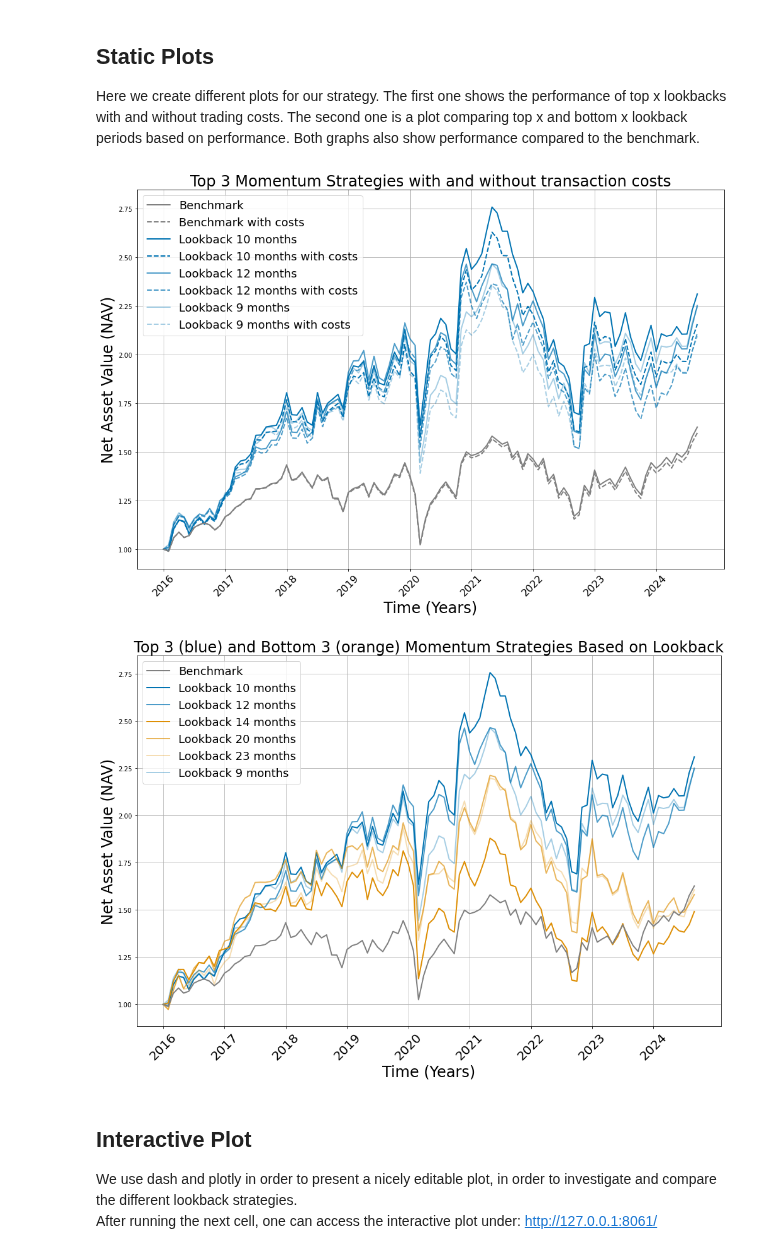
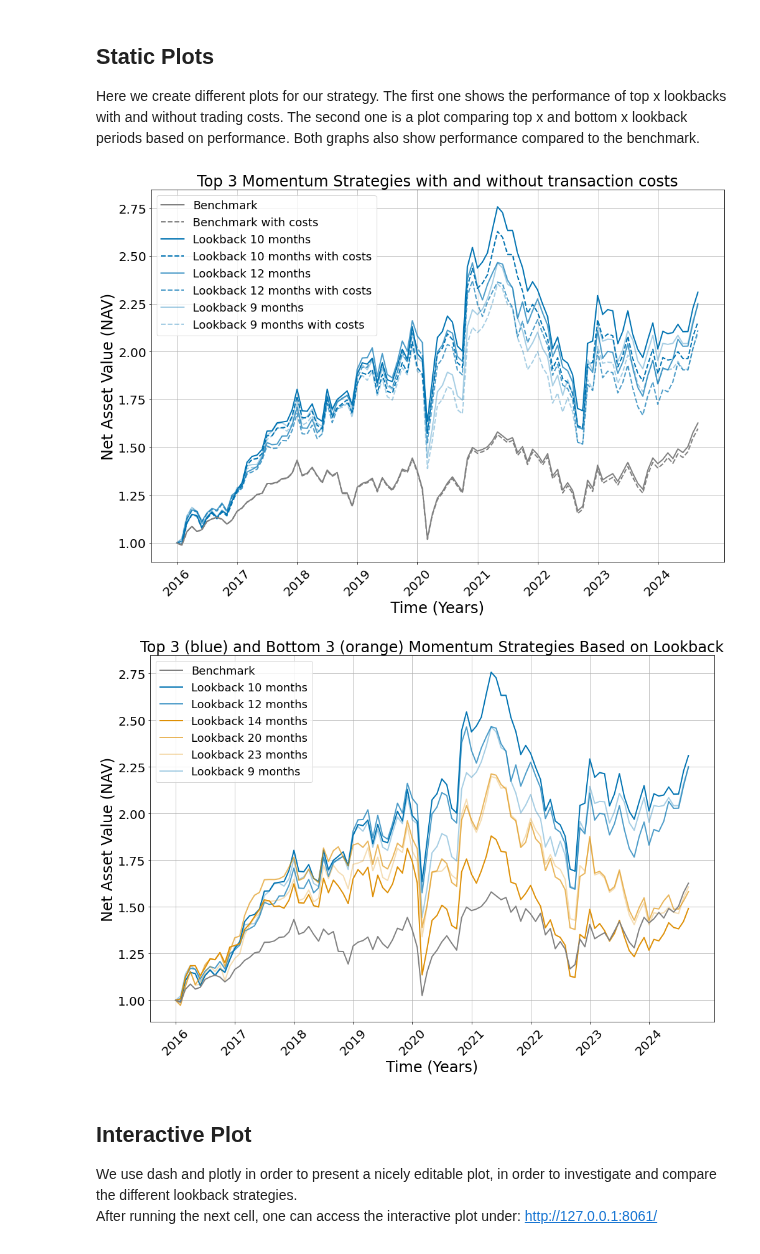
Before and after one commit to thomas0345/project_momentum, a Jupyter notebook: momentum_notebook.ipynb, the cells around one changed output. Cells and saved outputs as stored; diff of their text form; code cells hidden in the pictures.

```diff
--- a/momentum_notebook.ipynb
+++ b/momentum_notebook.ipynb
@@ -658,35 +658,36 @@ legend_entries.append(('Benchmark with costs', benchmark_line))
 legend_entries.sort(key=lambda x: x[0])  # Sort by the label (first element of tuple)
 
 
 # Unpack sorted labels and line objects - because we sort the returns to only show best x lookbacks
 sorted_labels, sorted_lines = zip(*legend_entries)
 
 
 # Add the sorted legend right at the edge of the upper left corner
 plt.legend(sorted_lines, sorted_labels, loc='upper left', bbox_to_anchor=(0, 1), fontsize=18)
 
 # Add x-axis ticks and labels
 x_data_points = range(len(monthlyDates4Fig))
 x_labels = [monthlyDates4Fig[i] for i in range(0, len(monthlyDates4Fig), 12)]  # Yearly intervals
-plt.xticks(ticks=range(0, len(monthlyDates4Fig), 12), labels=x_labels, rotation=45, fontsize=16)
+plt.xticks(ticks=range(0, len(monthlyDates4Fig), 12), labels=x_labels, rotation=45, fontsize=20)
+plt.yticks(fontsize=20)
 
 
 
 # Additional plotting aesthetics
 plt.title(f'Top {x} Momentum Strategies with and without transaction costs', fontsize=24)
 plt.xlabel('Time (Years)', fontsize=24)
 plt.ylabel('Net Asset Value (NAV)', fontsize=24)
 plt.grid(True)
 plt.tight_layout()
 
 # Save the figure to the correct directory - for use in latex report
 output_directory = os.path.join(current_directory, 'reports', 'figures')
 os.makedirs(output_directory, exist_ok=True)
 output_path = os.path.join(output_directory, 'fig_costs.pdf')
 plt.savefig(output_path, format='pdf', dpi=300)
 plt.show()
 # %% [output]
-[figure, old version]
+[figure, new version]
 # %%
 #Plot 2: Top versus bottom x lookbacks by performance
 
@@ -731,6 +732,8 @@ plt.legend(sorted_lines, sorted_labels, loc='upper left', bbox_to_anchor=(0, 1),
 x_data_points = range(len(monthlyDates4Fig))  # Example indices from MonthlyData4Fig
 x_labels = [monthlyDates4Fig[i] for i in range(0, len(monthlyDates4Fig), 12)]  # Yearly intervals
 plt.xticks(ticks=range(0, len(monthlyDates4Fig), 12), labels=x_labels, rotation=45, fontsize=20)
+plt.yticks(fontsize=20)
+
 
 
 
@@ -750,7 +753,7 @@ output_path = os.path.join(output_directory, 'fig_bm.png')
 plt.savefig(output_path, format='png', dpi=300)
 plt.show()
 # %% [output]
-[figure, old version]
+[figure, new version]
 # %% [markdown]
 ## Interactive Plot
 We use dash and plotly in order to present a nicely editable plot, in order to investigate and compare the different lookback strategies.\
```
Also changed, not shown: 5 other files.
